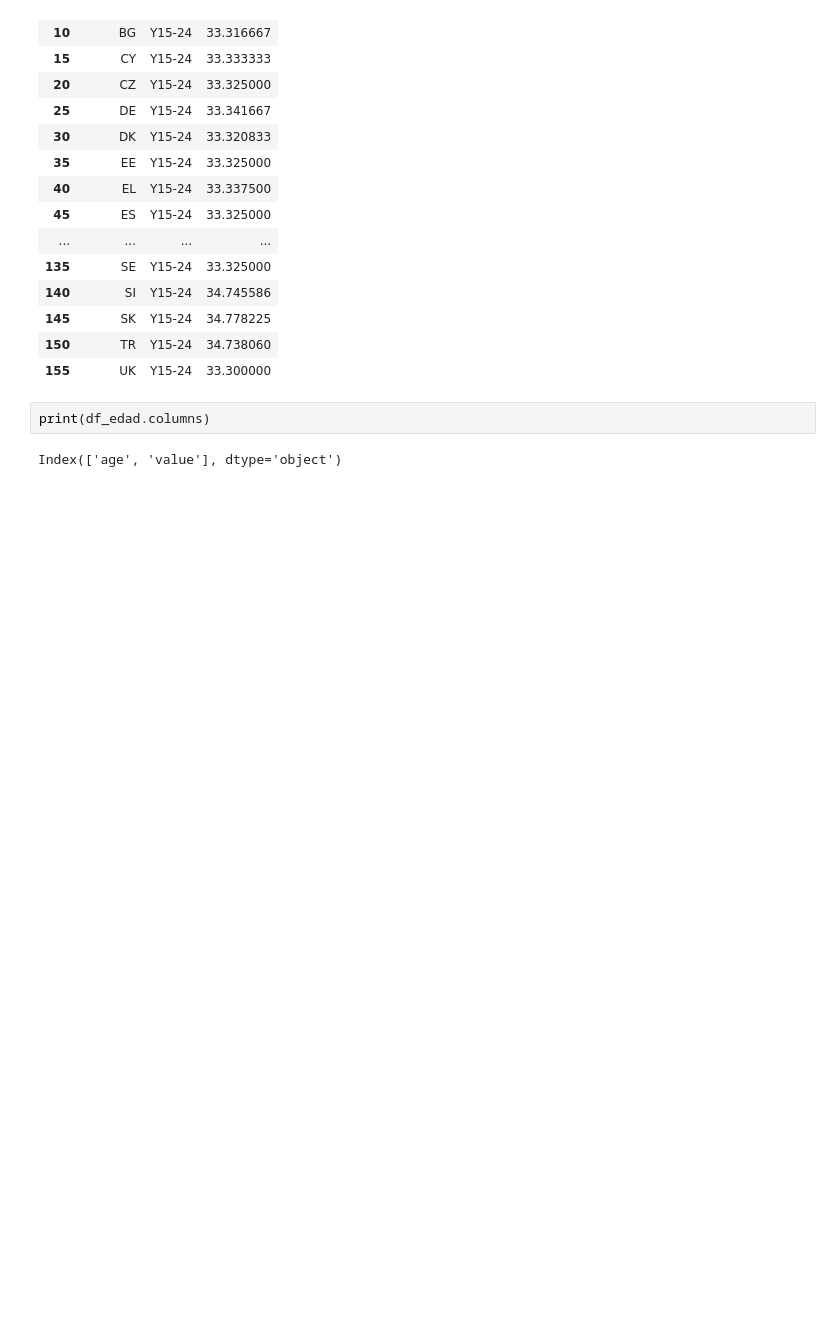
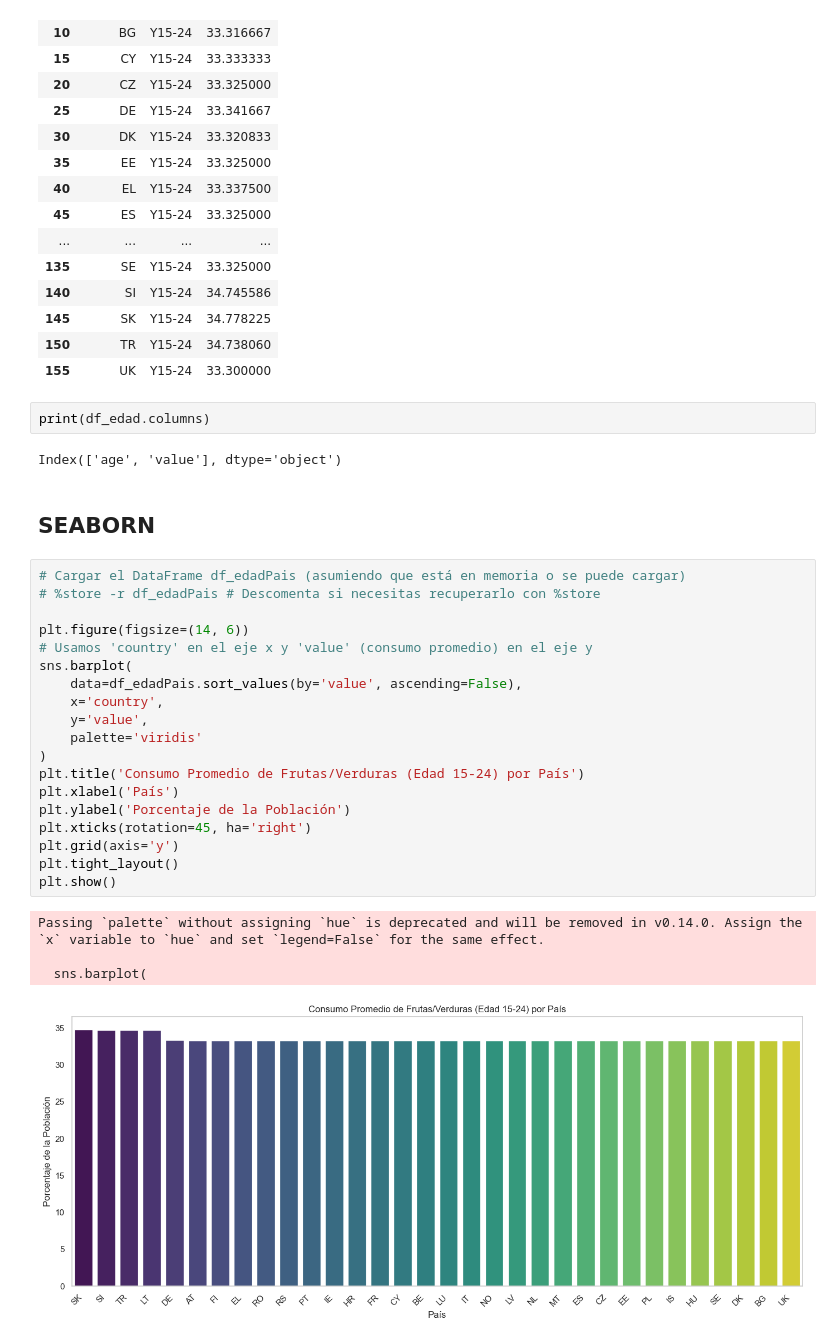
Before and after one commit to AntonioDavid333/Mental-Health-Data-Analysis, a Jupyter notebook: fruitsVegetablesConsumption.ipynb, the cells around one changed output. Drawn from its saved outputs; the diff is of its cells as text; blank space fills up the shorter version.

```diff
--- a/fruitsVegetablesConsumption.ipynb
+++ b/fruitsVegetablesConsumption.ipynb
@@ -388,3 +388,29 @@ Stored 'df_edadPais' (DataFrame)
 print(df_edad.columns)
 # %% [output]
 Index(['age', 'value'], dtype='object')
+# %% [markdown]
+## SEABORN
+# %%
+# Cargar el DataFrame df_edadPais (asumiendo que está en memoria o se puede cargar)
+# %store -r df_edadPais # Descomenta si necesitas recuperarlo con %store
+
+plt.figure(figsize=(14, 6))
+# Usamos 'country' en el eje x y 'value' (consumo promedio) en el eje y
+sns.barplot(
+    data=df_edadPais.sort_values(by='value', ascending=False),
+    x='country',
+    y='value',
+    palette='viridis'
+)
+plt.title('Consumo Promedio de Frutas/Verduras (Edad 15-24) por País')
+plt.xlabel('País')
+plt.ylabel('Porcentaje de la Población')
+plt.xticks(rotation=45, ha='right')
+plt.grid(axis='y')
+plt.tight_layout()
+plt.show()
+# %% [output]
+Passing `palette` without assigning `hue` is deprecated and will be removed in v0.14.0. Assign the `x` variable to `hue` and set `legend=False` for the same effect.
+
+  sns.barplot(
+[figure, added]
```
Also changed, not shown: parts of 7 cells of this notebook, 1 other file.
